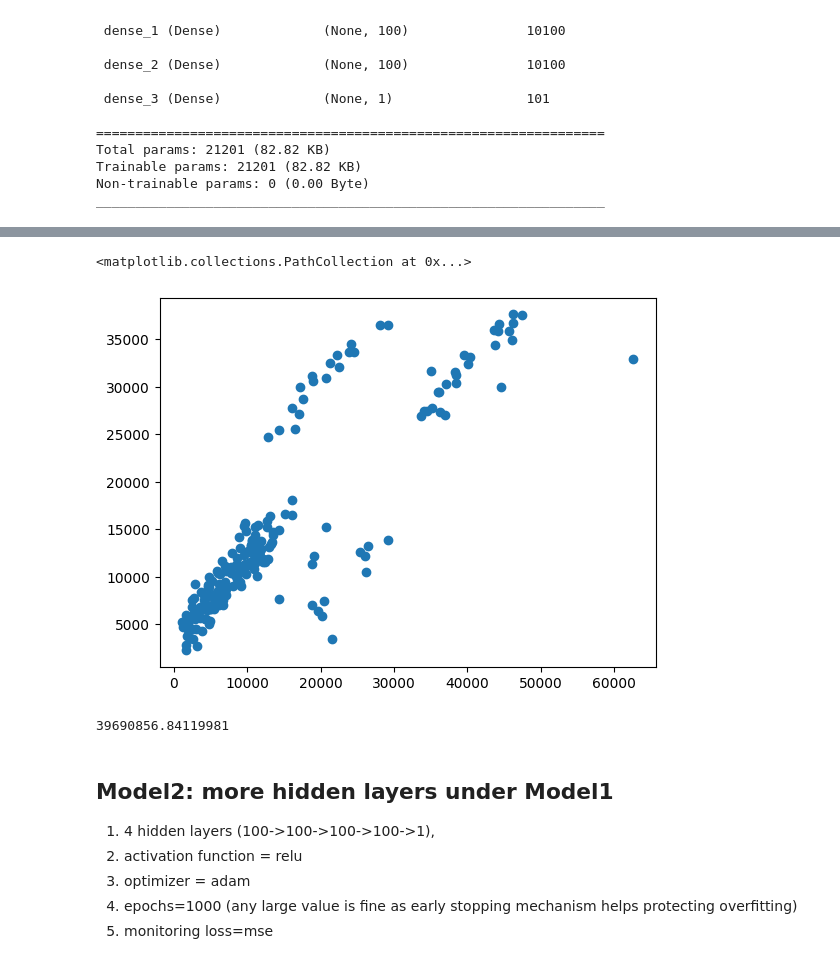
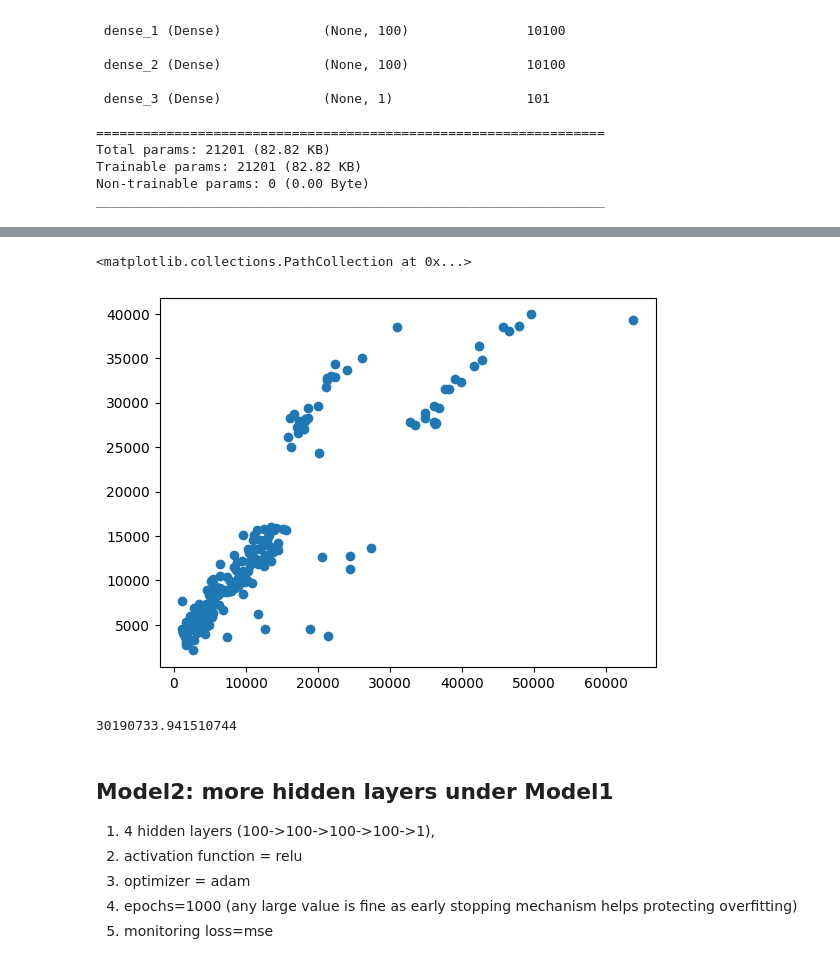
Before and after one commit to davidklhui/data-analysis, a Jupyter notebook: Tensorflow_(1)_Neural_Network_for_Regression.ipynb, the cells around one changed output, grey strips where cells are left out. Saved outputs shown, nothing was run; the diff lists cells and outputs as text; code cells hidden in the pictures.

```diff
--- a/Tensorflow_(1)_Neural_Network_for_Regression.ipynb
+++ b/Tensorflow_(1)_Neural_Network_for_Regression.ipynb
@@ -252,6 +252,6 @@ history1.plot()
 # see the performance on test dataset
 from sklearn.metrics import mean_squared_error
 
-prediction1 = model1.predict(X_test)
-plt.scatter(y_test, prediction1)
+prediction1 = model1.predict(X_validation)
+plt.scatter(y_validation, prediction1)
 # %% [output]
@@ -259,10 +259,10 @@ plt.scatter(y_test, prediction1)
 <matplotlib.collections.PathCollection at 0x...>
-[figure, old version]
+[figure, new version]
 # %%
-mse1 = mean_squared_error(y_test, prediction1)
+mse1 = mean_squared_error(y_validation, prediction1)
 print(mse1)
 # %% [output]
-39690856.84119981
+30190733.941510744
 # %% [markdown]
 ## Model2: more hidden layers under Model1
 
```
Also changed, not shown: parts of 30 cells of this notebook.
